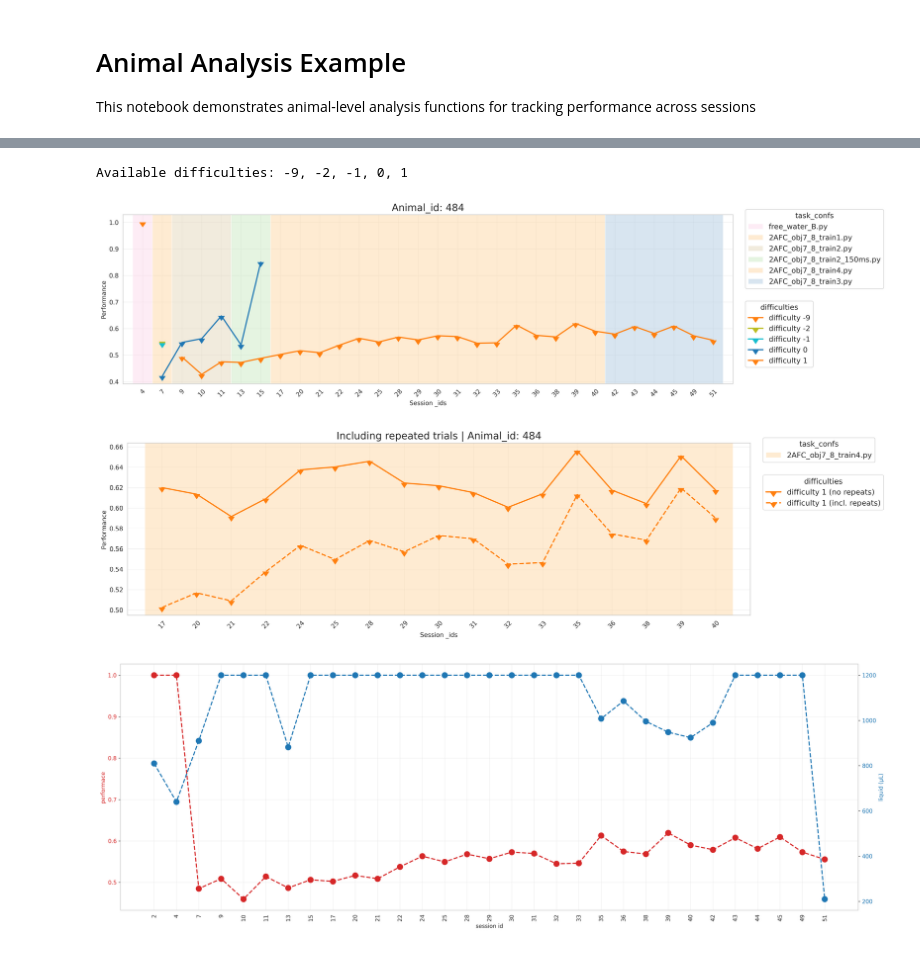
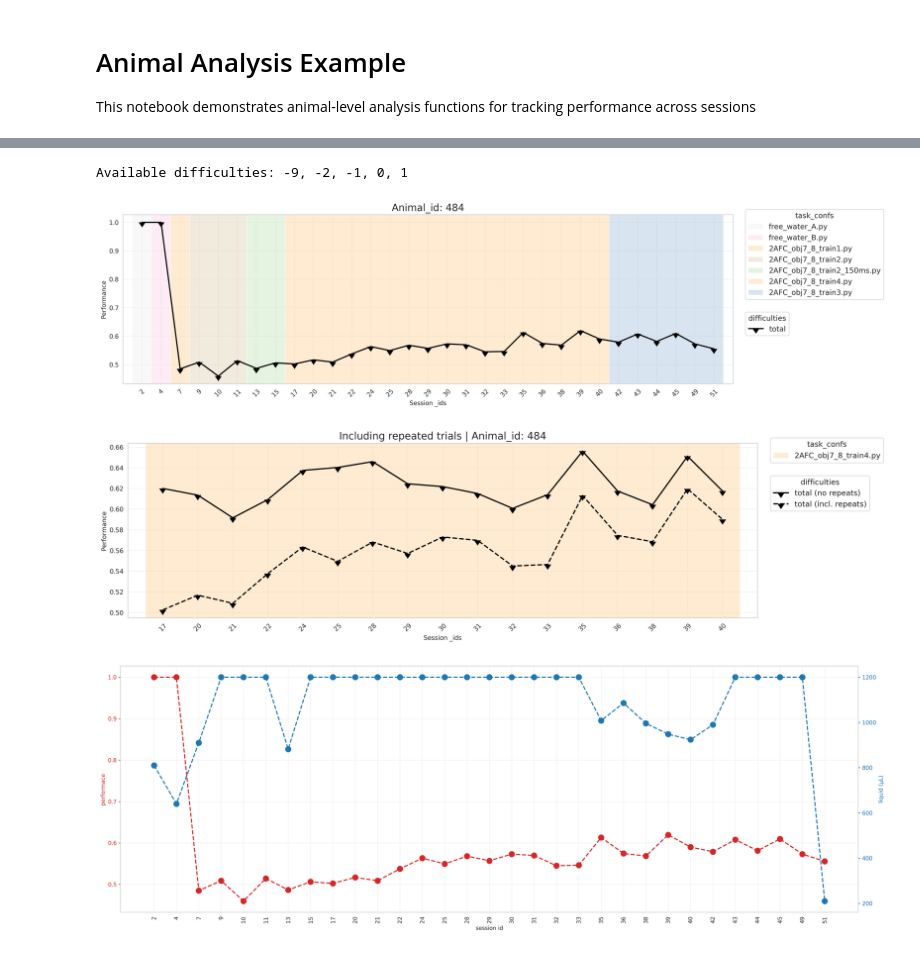
Before and after one commit to GratsakisA/ethopy_analysis, a Jupyter notebook: examples/animal_analysis_example.ipynb, the cells around one changed output, grey strips where cells are left out. Cells and saved outputs as stored; diff of their text form; code cells hidden in the pictures.

```diff
--- a/examples/animal_analysis_example.ipynb
+++ b/examples/animal_analysis_example.ipynb
@@ -25,8 +23,15 @@ ImportError: cannot import name 'get_response_counts' from 'ethopy_analysis.data
 # Parameters: animal_id (int), min_trials (int), from_date (str), to_date (str), format ('df'/'dj')
 
 animal_id = 484
-sessions = get_sessions(animal_id, min_trials=20)
+min_trials = 20
+sessions = get_sessions(animal_id, min_trials=min_trials)
 
 # examples
 # get_sessions(animal_id, min_trials=20, from_date="2023-01-01", to_date="2023-12-31")
 # get_sessions(animal_id, min_trials=20 format="dj") # DataJoint format
+
+# difficulty options:
+#   None   -> one "total" line across sessions, using all trials (ignores difficulty)
+#   "All"  -> one colored line per difficulty that exists in the sessions
+#   [1, 2] -> one colored line per listed difficulty (sessions without them are skipped)
+difficulties = None
@@ -36,19 +38,13 @@ sessions = get_sessions(animal_id, min_trials=20)
 # %%
 # Plot performance across sessions with protocol name visualization
 # plot_session_performance() creates line plot showing performance over time
 # Parameters: animal_id (int), sessions (List[int]), perf_func (callable), save_path (str), difficulty (None, 'All', or list)
 # Returns: List of performance values for each session
 
-# difficulty options:
-#   None   -> one "total" line across sessions, using all trials (ignores difficulty)
-#   "All"  -> one colored line per difficulty that exists in the sessions
-#   [1, 2] -> one colored line per listed difficulty (sessions without them are skipped)
-difficulty = [-9, -2, -1, 0, 1]
-
-perfs = plot_session_performance(animal_id, sessions['session'].values, perf_func=get_performance, difficulty=difficulty)
+perfs = plot_session_performance(animal_id, sessions['session'].values, perf_func=get_performance, difficulty=difficulties)
 # %% [output]
 Available difficulties: -9, -2, -1, 0, 1
-[figure, old version]
+[figure, new version]
 # %%
 # Plot performance across sessions without repeated trials, one color per difficulty
 # plot_session_no_repeat_performance() creates a solid line per difficulty (no repeated trials)
@@ -57,17 +53,16 @@ Available difficulties: -9, -2, -1, 0, 1
 # perf_func (callable): get_no_repeat_performance, called as perf_func(animal_id, session, difficulty)
 # save_path (str): optional path to save the figure
 # repeat_line (bool): True adds the dashed "incl. repeats" line
-# difficulty (None, 'All', or list)
+# difficulty (None or list)
 # Returns: dict mapping each line label (e.g. "difficulty 2 (no repeats)") to its performance values
 
-difficulty = [1]  # define your desired difficulty
 perfs_no_repeat = plot_session_no_repeat_performance(
     animal_id, sessions['session'].values[8:25], perf_func=get_no_repeat_performance,
     repeat_line=True,
-    difficulty=difficulty,
+    difficulty=difficulties,
 )
 # %% [output]
-[figure, old version]
+[figure, new version]
 # %%
 # Plot performance vs liquid reward consumption
 # plot_performance_liquid() creates dual-axis plot showing behavior and reward consumption
```
Also changed, not shown: parts of 5 cells of this notebook, 2 other files.
